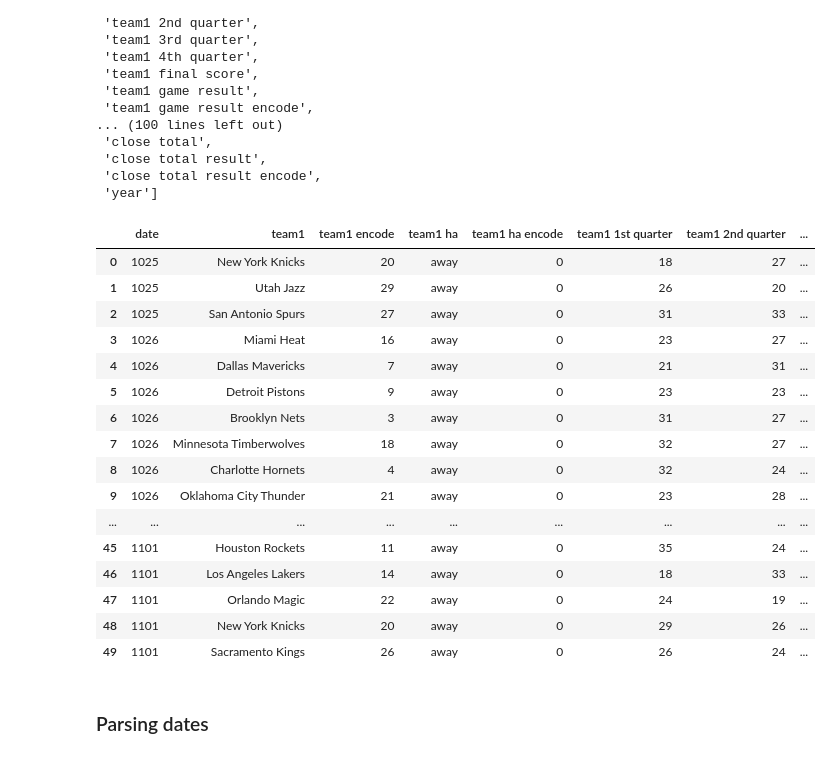
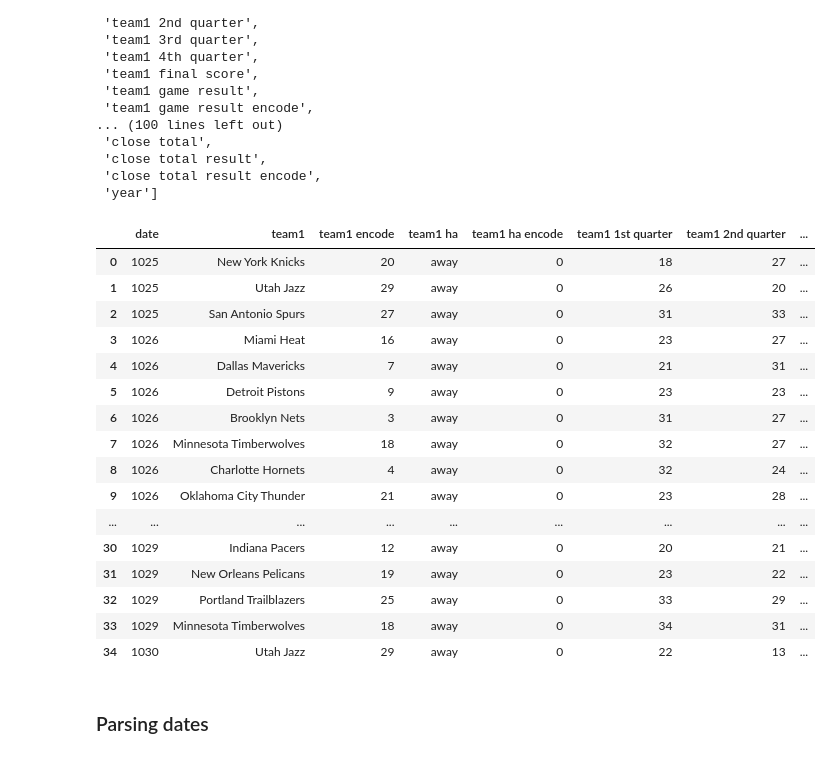
Before and after one commit to tamle7422/regression, a Jupyter notebook: nba.ipynb, the cells around one changed output. Saved outputs shown, nothing was run; the diff lists cells and outputs as text; code cells hidden in the pictures.

```diff
--- a/nba.ipynb
+++ b/nba.ipynb
@@ -40,25 +40,25 @@ dfNba.columns.tolist()
  'close total result encode',
  'year']
 # %%
-dfNba.head(50)
+dfNba.head(35)
 # %% [output]
 |  | date | team1 | team1 encode | team1 ha | team1 ha encode | team1 1st quarter | team1 2nd quarter | ... |
 | 0 | 1025 | New York Knicks | 20 | away | 0 | 18 | 27 | ... |
 | 1 | 1025 | Utah Jazz | 29 | away | 0 | 26 | 20 | ... |
 | 2 | 1025 | San Antonio Spurs | 27 | away | 0 | 31 | 33 | ... |
 | 3 | 1026 | Miami Heat | 16 | away | 0 | 23 | 27 | ... |
 | 4 | 1026 | Dallas Mavericks | 7 | away | 0 | 21 | 31 | ... |
 | 5 | 1026 | Detroit Pistons | 9 | away | 0 | 23 | 23 | ... |
 | 6 | 1026 | Brooklyn Nets | 3 | away | 0 | 31 | 27 | ... |
 | 7 | 1026 | Minnesota Timberwolves | 18 | away | 0 | 32 | 27 | ... |
 | 8 | 1026 | Charlotte Hornets | 4 | away | 0 | 32 | 24 | ... |
 | 9 | 1026 | Oklahoma City Thunder | 21 | away | 0 | 23 | 28 | ... |
 | ... | ... | ... | ... | ... | ... | ... | ... | ... |
-| 45 | 1101 | Houston Rockets | 11 | away | 0 | 35 | 24 | ... |
-| 46 | 1101 | Los Angeles Lakers | 14 | away | 0 | 18 | 33 | ... |
-| 47 | 1101 | Orlando Magic | 22 | away | 0 | 24 | 19 | ... |
-| 48 | 1101 | New York Knicks | 20 | away | 0 | 29 | 26 | ... |
-| 49 | 1101 | Sacramento Kings | 26 | away | 0 | 26 | 24 | ... |
+| 30 | 1029 | Indiana Pacers | 12 | away | 0 | 20 | 21 | ... |
+| 31 | 1029 | New Orleans Pelicans | 19 | away | 0 | 23 | 22 | ... |
+| 32 | 1029 | Portland Trailblazers | 25 | away | 0 | 33 | 29 | ... |
+| 33 | 1029 | Minnesota Timberwolves | 18 | away | 0 | 34 | 31 | ... |
+| 34 | 1030 | Utah Jazz | 29 | away | 0 | 22 | 13 | ... |
 # %% [markdown]
 ### Parsing dates
 # %%
```
Also changed, not shown: parts of 3 cells of this notebook, 1 other file.
